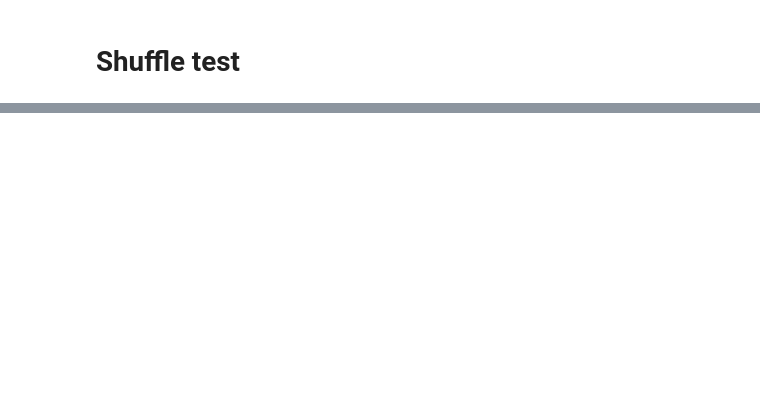
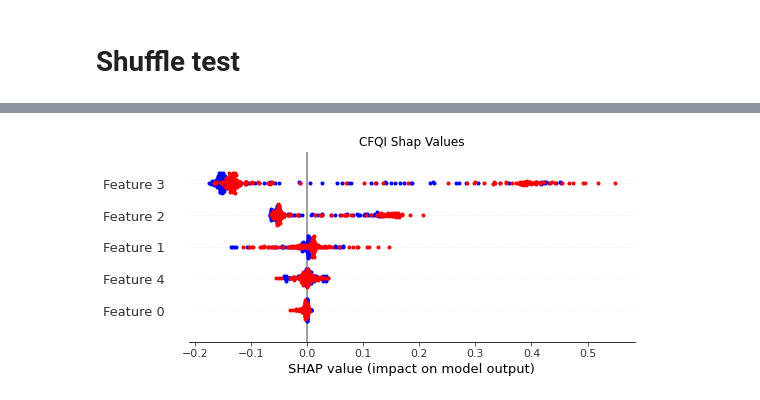
Before and after one commit to ArpiS/nested-policy-rl, a Jupyter notebook: simulated_fqi/neurips_experiments.ipynb, the cells around one changed output, grey strips where cells are left out. Cells and saved outputs as stored; diff of their text form; code cells hidden in the pictures; blank space fills up the shorter version.

```diff
--- a/simulated_fqi/neurips_experiments.ipynb
+++ b/simulated_fqi/neurips_experiments.ipynb
@@ -444,3 +481,14 @@ def shuffle_test(verbose=False, epoch=1000, train_env_max_steps=100, eval_env_ma
+# %%
+shap_shared = np.load('cfqi_shuffle_shared_shap.npy')
+shap_fg = np.load('cfqi_shuffle_fg_shap.npy')
+explanation = shap.Explanation(shap_shared)
+shap.plots.beeswarm(explanation, show=False, color='b')
+explanation = shap.Explanation(shap_fg)
+shap.plots.beeswarm(explanation, show=False, color='r')
+plt.title("CFQI Shap Values")
+plt.savefig('CFQI_Shuffle_SHAP.pdf', transparent=True)
+# %% [output]
+[figure, added]
 # %%
 performance = {'fg': [], 'bg': []}
 num_iter = 10
```
Also changed, not shown: parts of 15 cells of this notebook, 2 other files.
